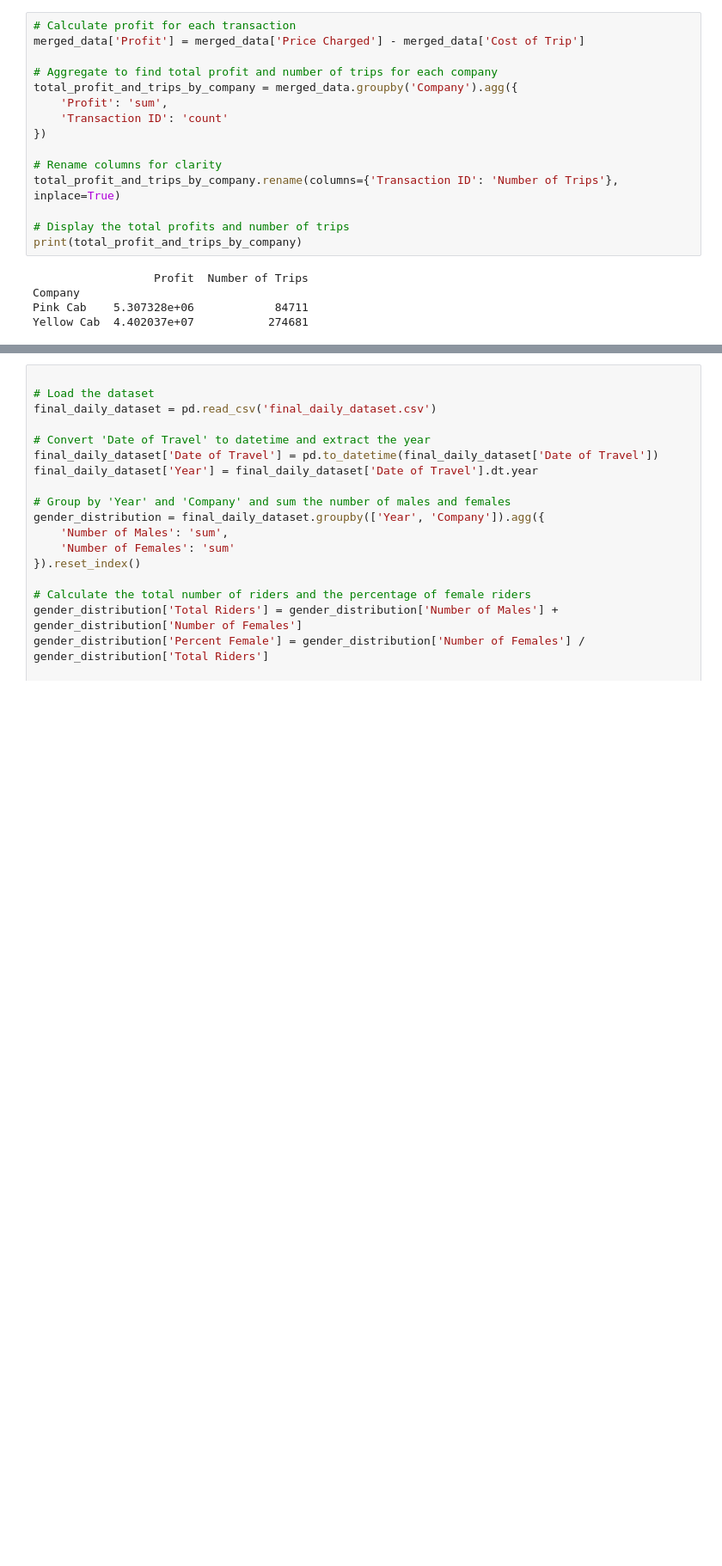
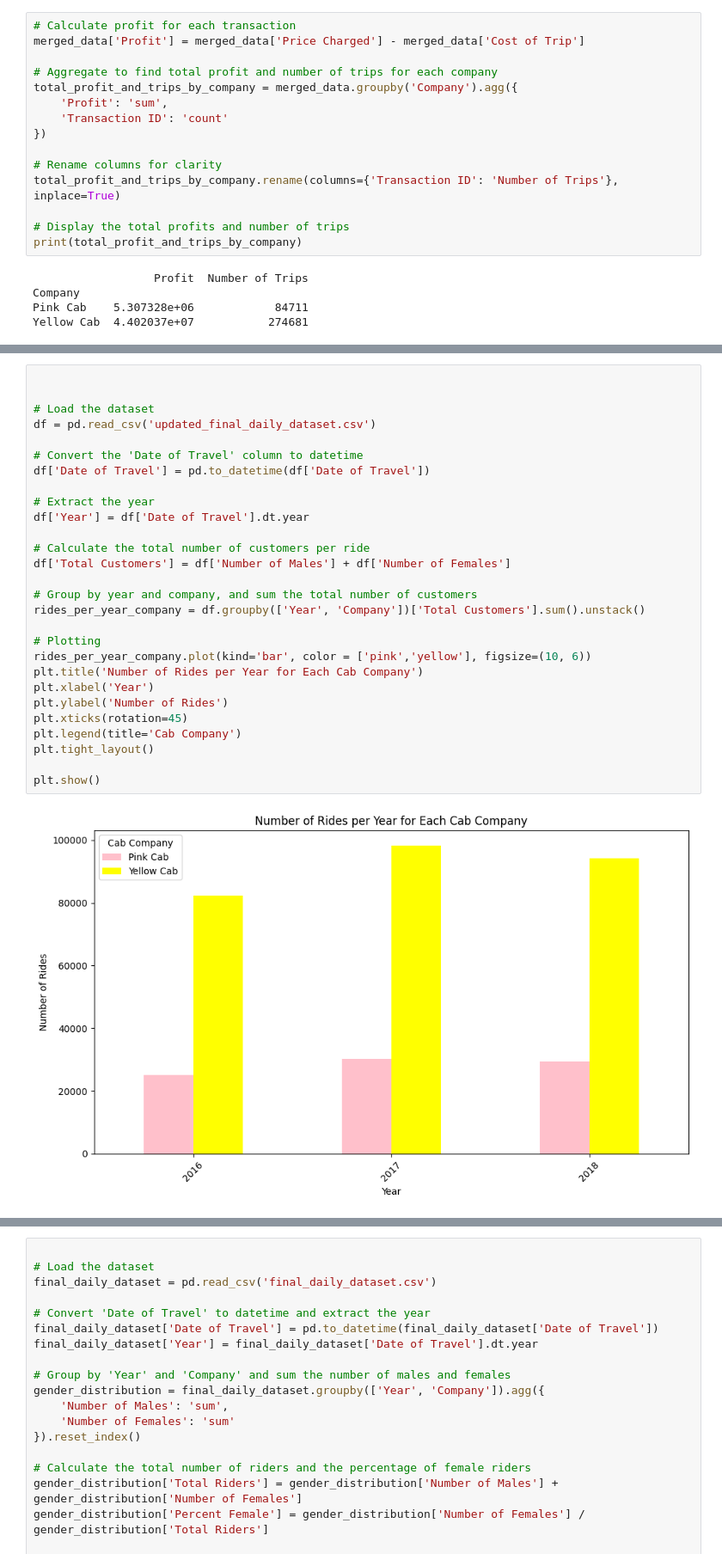
Before and after one commit to MHosseinTavakoliD/DataGlacier, a Jupyter notebook: Week2/Week2.ipynb, the cells around one changed output, grey strips where cells are left out. Shown at 86% size. Cells and saved outputs as stored; diff of their text form; blank space fills up the shorter version.

```diff
--- a/Week2/Week2.ipynb
+++ b/Week2/Week2.ipynb
@@ -133,0 +134,30 @@ plt.show()
+# %%
+
+
+# Load the dataset
+df = pd.read_csv('updated_final_daily_dataset.csv')
+
+# Convert the 'Date of Travel' column to datetime
+df['Date of Travel'] = pd.to_datetime(df['Date of Travel'])
+
+# Extract the year
+df['Year'] = df['Date of Travel'].dt.year
+
+# Calculate the total number of customers per ride
+df['Total Customers'] = df['Number of Males'] + df['Number of Females']
+
+# Group by year and company, and sum the total number of customers
+rides_per_year_company = df.groupby(['Year', 'Company'])['Total Customers'].sum().unstack()
+
+# Plotting
+rides_per_year_company.plot(kind='bar', color = ['pink','yellow'], figsize=(10, 6))
+plt.title('Number of Rides per Year for Each Cab Company')
+plt.xlabel('Year')
+plt.ylabel('Number of Rides')
+plt.xticks(rotation=45)
+plt.legend(title='Cab Company')
+plt.tight_layout()
+
+plt.show()
+# %% [output]
+[figure, added]
```
Also changed, not shown: parts of 3 cells of this notebook, 2 other files.
